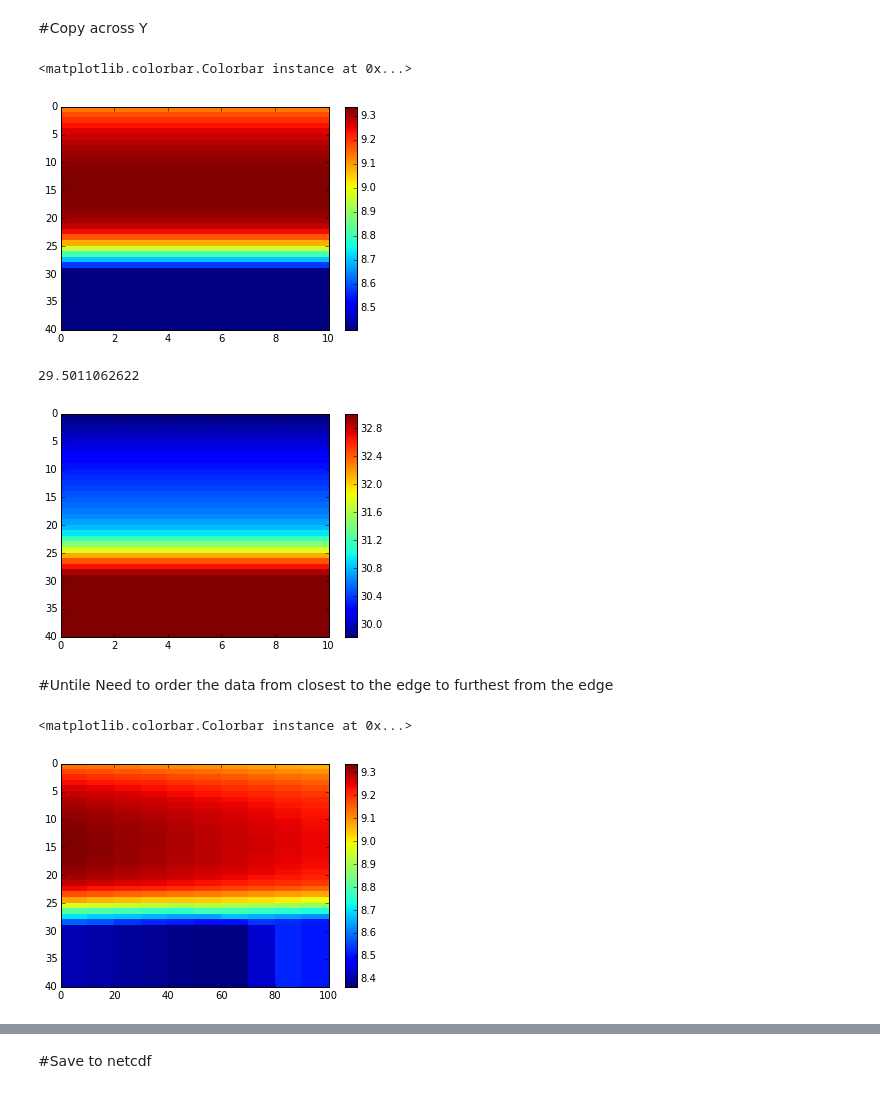
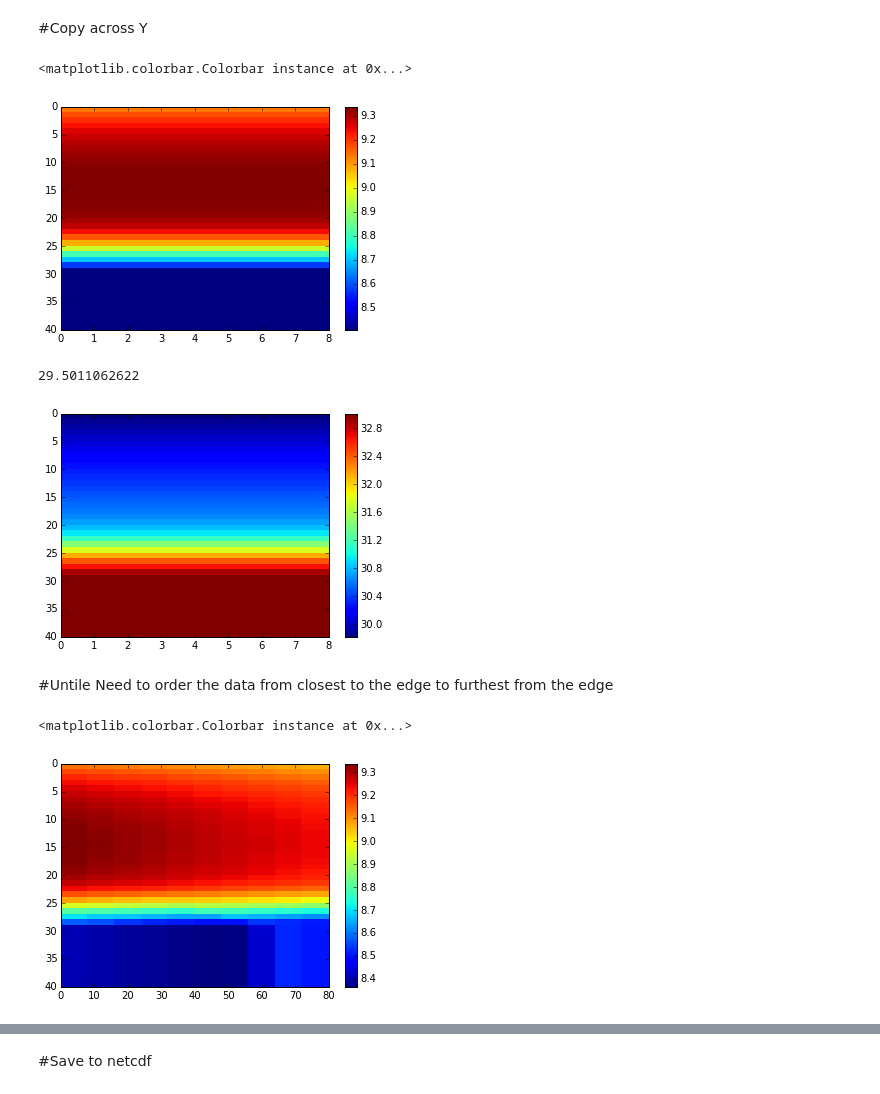
Before and after one commit to SalishSeaCast/2d-domain, a Jupyter notebook: notebooks/Generate T+S Forcing - NEMO3.6.ipynb, the cells around one changed output, grey strips where cells are left out. Saved outputs shown, nothing was run; the diff lists cells and outputs as text; code cells hidden in the pictures.

```diff
--- a/notebooks/Generate T+S Forcing - NEMO3.6.ipynb
+++ b/notebooks/Generate T+S Forcing - NEMO3.6.ipynb
@@ -80,17 +80,17 @@ Looks reasonable.
 # %% [markdown]
 #Copy across Y
 # %%
-Ny=10
+Ny=8 #only 8 because of masked edges
 T_y=np.tile(Tmean,Ny)
 T_y=T_y.reshape(ntime,ndepth,Ny,nrim)
 T_y.shape
 
 plt.pcolormesh(T_y[0,:,:,0])
 plt.axis([0,Ny,ndepth,0])
 plt.colorbar()
 # %% [output]
 <matplotlib.colorbar.Colorbar instance at 0x...>
-[figure, old version]
+[figure, new version]
 # %%
 
 S_y=np.tile(Smean,Ny)
@@ -104,7 +104,7 @@ plt.colorbar()
 print S_y.min()
 # %% [output]
 29.5011062622
-[figure, old version]
+[figure, new version]
 # %% [markdown]
 #Untile
 Need to order the data from closest to the edge to furthest from the edge
@@ -121,7 +121,7 @@ plt.axis([0,Ny*nrim,ndepth,0])
 plt.colorbar()
 # %% [output]
 <matplotlib.colorbar.Colorbar instance at 0x...>
-[figure, old version]
+[figure, new version]
 # %%
 plt.pcolormesh(S_untile[0,:,0,:])
 plt.axis([0,Ny*nrim,ndepth,0])
```
Also changed, not shown: parts of 3 cells of this notebook, 1 other file.
